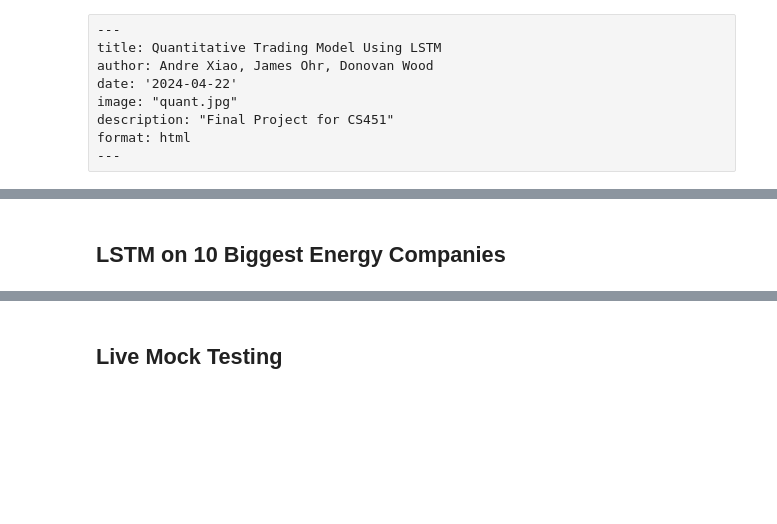
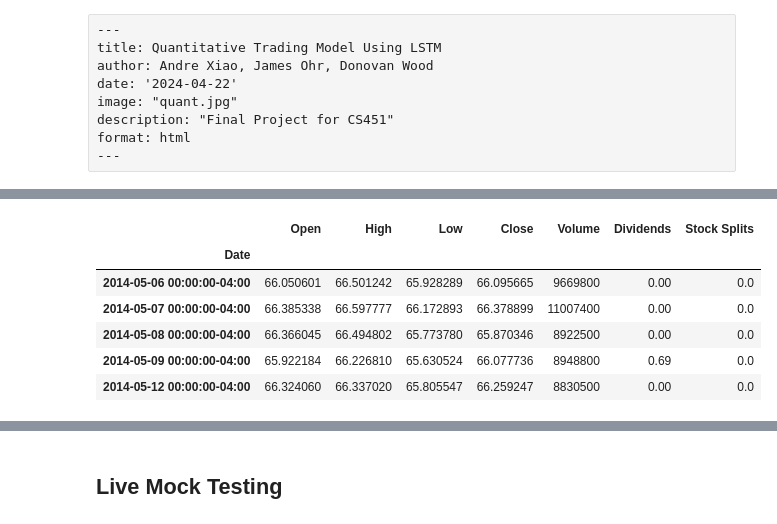
Before and after one commit to jjr2024/cs-451-quant-project, a Jupyter notebook: quant_research.ipynb, the cells around one changed output, grey strips where cells are left out. Cells and saved outputs as stored; diff of their text form; code cells hidden in the pictures; blank space fills up the shorter version.

```diff
--- a/quant_research.ipynb
+++ b/quant_research.ipynb
@@ -140,3 +60 @@ If the model predicted the next days price to be positive, we would purchase the
-# %% [markdown]
-## LSTM on 10 Biggest Energy Companies
 # %%
@@ -154,0 +75,14 @@ from dateutil.relativedelta import relativedelta
+# %%
+import yfinance as yf
+
+xom = yf.Ticker('XOM')
+data = xom.history(start='2014-05-06', end='2024-05-07')
+data.head()
+# %% [output]
+|  | Open | High | Low | Close | Volume | Dividends | Stock Splits |
+| Date |  |  |  |  |  |  |  |
+| 2014-05-06 00:00:00-04:00 | 66.050601 | 66.501242 | 65.928289 | 66.095665 | 9669800 | 0.00 | 0.0 |
+| 2014-05-07 00:00:00-04:00 | 66.385338 | 66.597777 | 66.172893 | 66.378899 | 11007400 | 0.00 | 0.0 |
+| 2014-05-08 00:00:00-04:00 | 66.366045 | 66.494802 | 65.773780 | 65.870346 | 8922500 | 0.00 | 0.0 |
+| 2014-05-09 00:00:00-04:00 | 65.922184 | 66.226810 | 65.630524 | 66.077736 | 8948800 | 0.69 | 0.0 |
+| 2014-05-12 00:00:00-04:00 | 66.324060 | 66.337020 | 65.805547 | 66.259247 | 8830500 | 0.00 | 0.0 |
```
Also changed, not shown: parts of 24 cells of this notebook, 1 other file.
